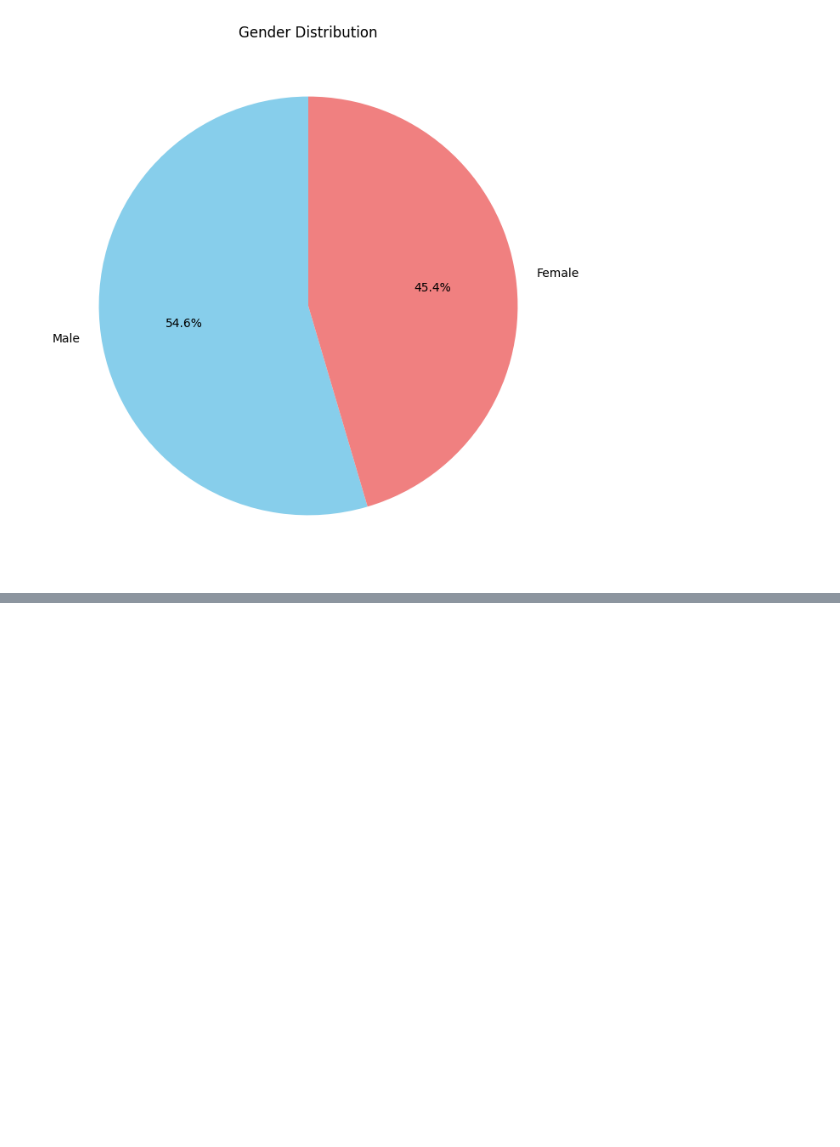
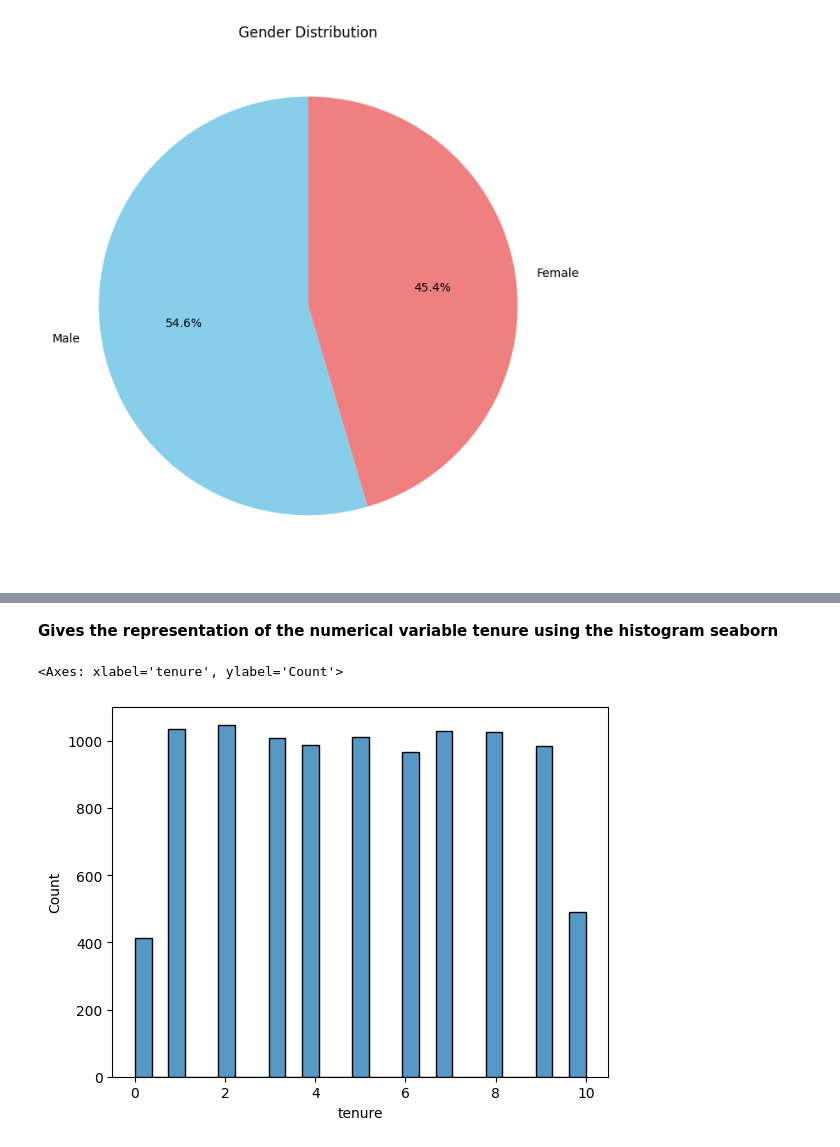
Before and after one commit to Lohith288/AI-ML-INTERNSHIP-VRSEC, a Jupyter notebook: Bank_Customer_Churn_Prediction.ipynb, the cells around one changed output, grey strips where cells are left out. Saved outputs shown, nothing was run; the diff lists cells and outputs as text; code cells hidden in the pictures; blank space fills up the shorter version.

```diff
--- a/Bank_Customer_Churn_Prediction.ipynb
+++ b/Bank_Customer_Churn_Prediction.ipynb
@@ -270,0 +373,7 @@ plt.show()
+# %% [markdown]
+**Gives the representation of the numerical variable tenure using the histogram seaborn**
+# %%
+sns.histplot(data, x='tenure')        # Histogram plot using seaborn
+# %% [output]
+<Axes: xlabel='tenure', ylabel='Count'>
+[figure, added]
```
Also changed, not shown: parts of 68 cells of this notebook.
